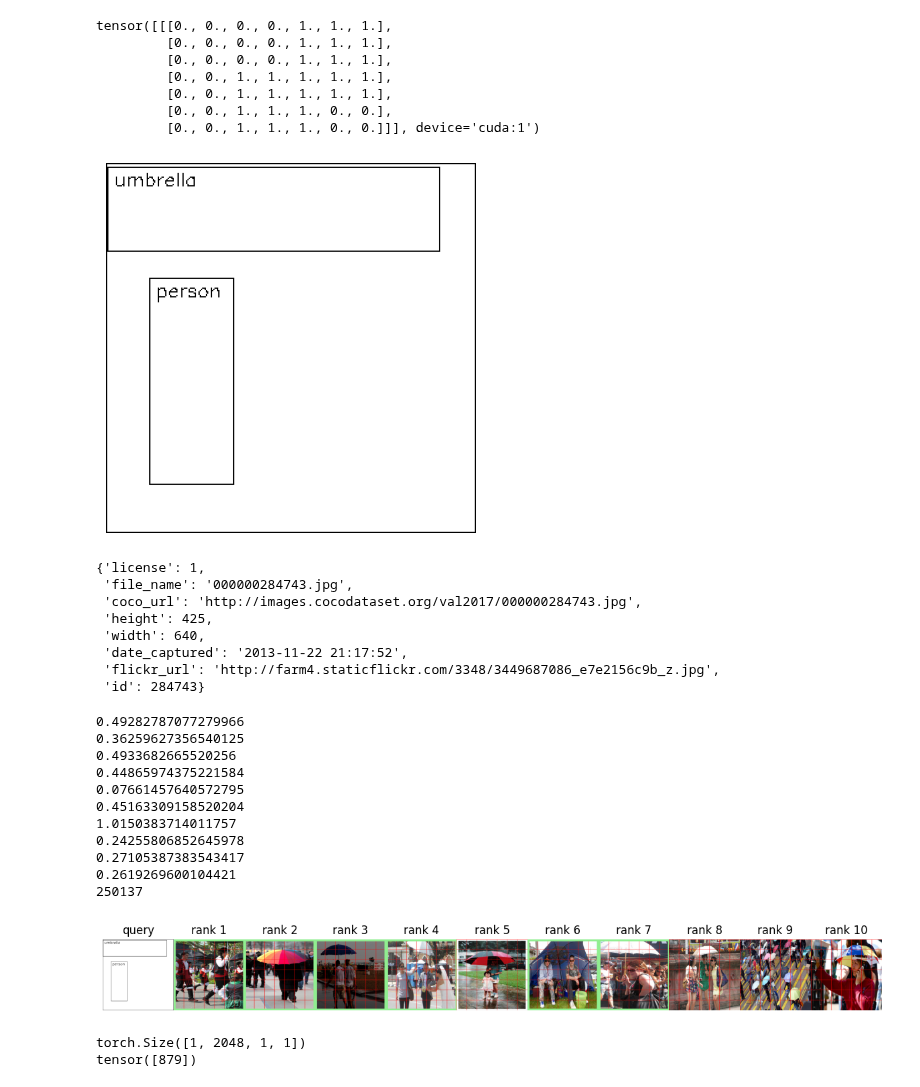
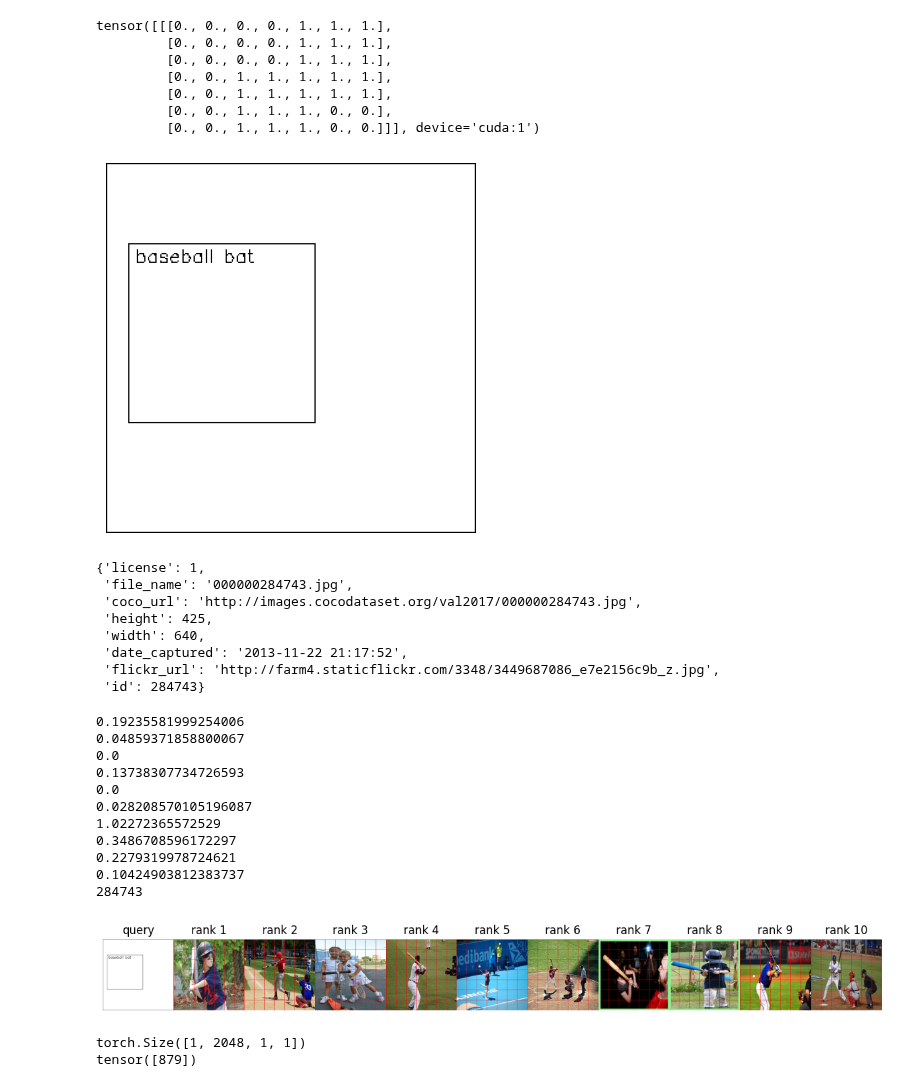
Before and after one commit to gyusik19/bbir, a Jupyter notebook: sandbox.ipynb, the cells around one changed output. Drawn from its saved outputs; the diff is of its cells as text; code cells hidden in the pictures.

```diff
--- a/sandbox.ipynb
+++ b/sandbox.ipynb
@@ -53,6 +53,7 @@ all_categories = []
 all_bboxes = []
 embed_fn = fasttext.load_model('cc.en.300.bin').get_word_vector
 query_features = []
+each_query_features = []
 queries = None
 query_ids = None
 index = 0
@@ -68,6 +69,7 @@ with torch.no_grad():
             # normalize the output feature
             output_feature = output_feature / torch.norm(output_feature, dim=1, keepdim=True)
             output_feature = output_feature * masks
+            each_query_features.append(output_feature.cpu().numpy())
             output_feature, _ = torch.max(output_feature, dim=0)
             query_features.append(output_feature.view(1, -1).cpu().numpy())
 
@@ -136,35 +138,35 @@ tensor([[[0., 0., 0., 0., 1., 1., 1.],
 from PIL import Image
 import cv2
 import matplotlib.pyplot as plt
 import numpy as np
 import math
 
-query_idx = 60
+query_idx = 37
 # draw a 31 x 31 empty grid
 l = 300
 grid = np.zeros((l, l, 3))
 # draw the bounding box
 for i in range(len(queries[query_idx])):
     x, y, w, h = queries[query_idx][i]['bbox']
     x, y, w, h = l * x, l * y, l * w, l * h
     x_min, y_min = int(x - w / 2), int(y - h / 2)
     x_max, y_max = math.ceil(x + w / 2), math.ceil(y + h / 2)
     cv2.rectangle(grid, (x_min, y_min), (x_max, y_max), (1, 1, 1), 1)
     text = f'{queries[query_idx][i]["category"]}'
     cv2.putText(grid, text, (x_min+5, y_min+15), cv2.FONT_HERSHEY_SIMPLEX, 0.5, (1, 1, 1), 1)
 
 # draw edge around the grid.
 grid[0, :, :] = 1
 grid[-1, :, :] = 1
 grid[:, 0, :] = 1
 grid[:, -1, :] = 1
 
 grid = 1 - grid
 plt.imshow(grid)
 plt.axis('off')
 plt.show()
 # %% [output]
-[figure, old version]
+[figure, new version]
 # %%
 def is_relevant(query_layouts, ranked_img_id, coco):
     img = coco.loadImgs([ranked_img_id])[0]
@@ -267,18 +269,18 @@ for i in range(10):
 plt.subplots_adjust(wspace=0, hspace=0)
 plt.show()
 # %% [output]
-0.49282787077279966
-0.36259627356540125
-0.4933682665520256
-0.44865974375221584
-0.07661457640572795
-0.45163309158520204
-1.0150383714011757
-0.24255806852645978
-0.27105387383543417
-0.2619269600104421
-250137
+0.19235581999254006
+0.04859371858800067
+0.0
+0.13738307734726593
+0.0
+0.028208570105196087
+1.02272365572529
+0.3486708596172297
+0.2279319978724621
+0.10424903812383737
+284743
-[figure, old version]
+[figure, new version]
 # %%
 from torchvision.models import resnet50
 import torch.nn as nn
```
Also changed, not shown: parts of 2 cells of this notebook, 1 other file.
